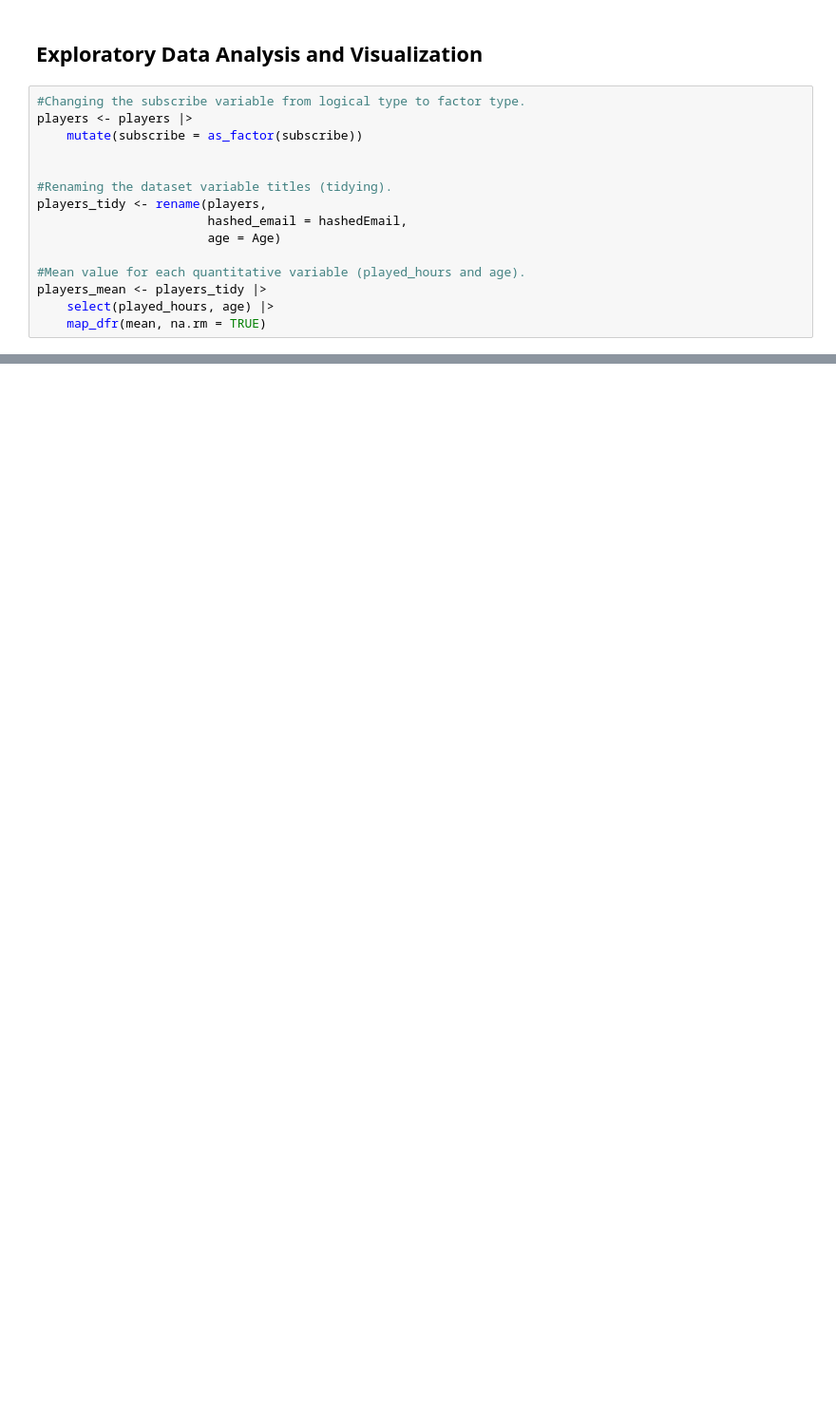
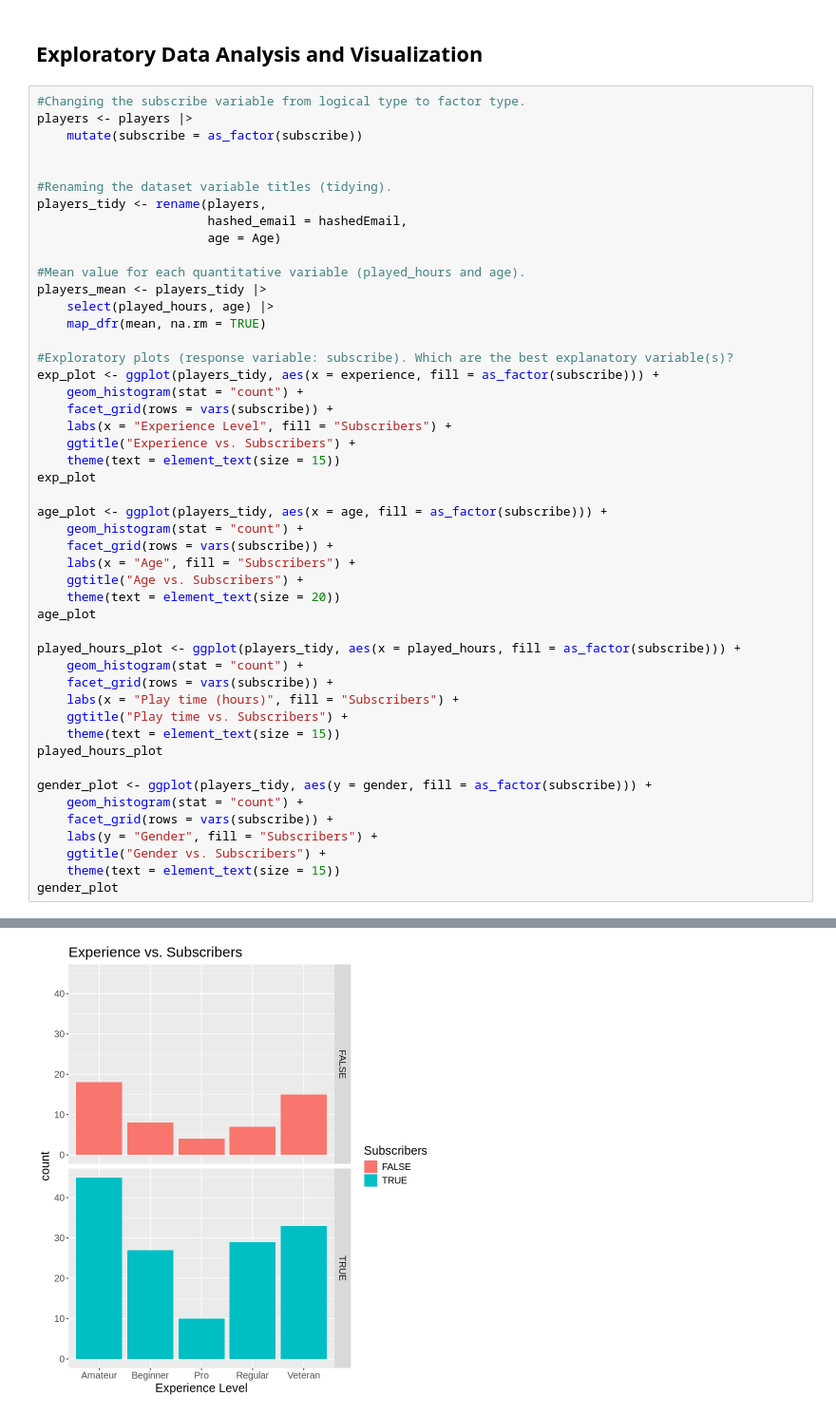
Before and after one commit to zzashleeyj/DSCI100-project-009-46, a Jupyter notebook: Planning_Stage_46.ipynb, the cells around one changed output, grey strips where cells are left out. Shown at 95% size. Drawn from its saved outputs; the diff is of its cells as text; blank space fills up the shorter version.

```diff
--- a/Planning_Stage_46.ipynb
+++ b/Planning_Stage_46.ipynb
@@ -100,3 +108,37 @@ players_tidy <- rename(players,
 players_mean <- players_tidy |>
     select(played_hours, age) |>
     map_dfr(mean, na.rm = TRUE)
+
+#Exploratory plots (response variable: subscribe). Which are the best explanatory variable(s)?
+exp_plot <- ggplot(players_tidy, aes(x = experience, fill = as_factor(subscribe))) +
+    geom_histogram(stat = "count") +
+    facet_grid(rows = vars(subscribe)) +
+    labs(x = "Experience Level", fill = "Subscribers") +
+    ggtitle("Experience vs. Subscribers") +
+    theme(text = element_text(size = 15))
+exp_plot
+
+age_plot <- ggplot(players_tidy, aes(x = age, fill = as_factor(subscribe))) +
+    geom_histogram(stat = "count") +
+    facet_grid(rows = vars(subscribe)) +
+    labs(x = "Age", fill = "Subscribers") +
+    ggtitle("Age vs. Subscribers") +
+    theme(text = element_text(size = 20))
+age_plot
+
+played_hours_plot <- ggplot(players_tidy, aes(x = played_hours, fill = as_factor(subscribe))) +
+    geom_histogram(stat = "count") +
+    facet_grid(rows = vars(subscribe)) +
+    labs(x = "Play time (hours)", fill = "Subscribers") +
+    ggtitle("Play time vs. Subscribers") +
+    theme(text = element_text(size = 15))
+played_hours_plot
+
+gender_plot <- ggplot(players_tidy, aes(y = gender, fill = as_factor(subscribe))) +
+    geom_histogram(stat = "count") +
+    facet_grid(rows = vars(subscribe)) +
+    labs(y = "Gender", fill = "Subscribers") +
+    ggtitle("Gender vs. Subscribers") +
+    theme(text = element_text(size = 15))
+gender_plot
+# %% [output]
@@ -102,0 +151 @@ players_mean <- players_tidy |>
+[figure, added]
```
Also changed, not shown: parts of 2 cells of this notebook.
